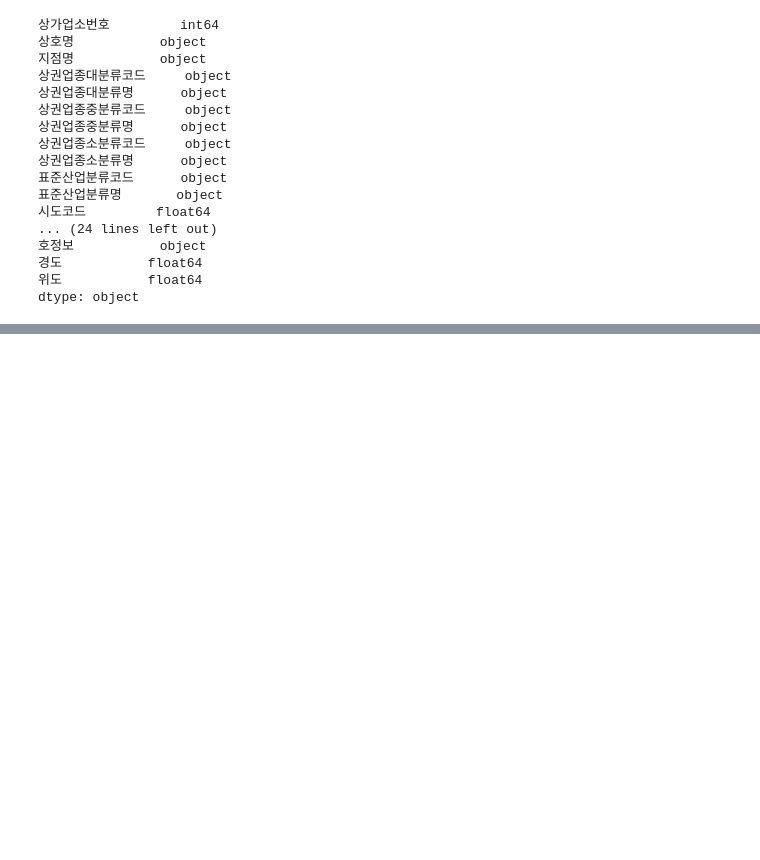
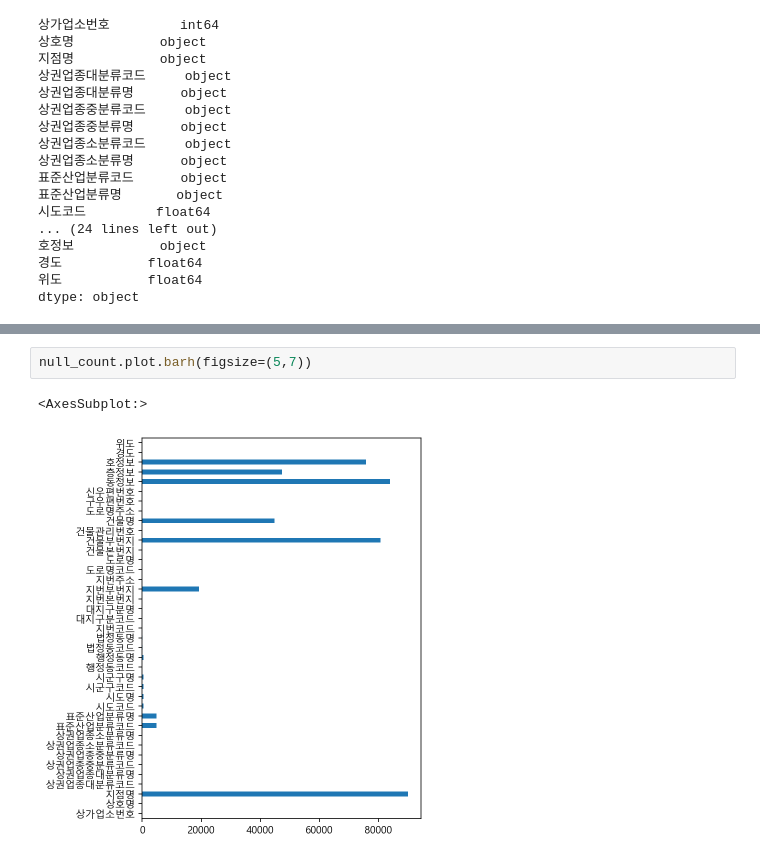
Before and after one commit to tree698/Data-Science-with-Python, a Jupyter notebook: 1. Data Analysis-Commercial Area Information in Seoul/Data Analysis.ipynb, the cells around one changed output, grey strips where cells are left out. Saved outputs shown, nothing was run; the diff lists cells and outputs as text; blank space fills up the shorter version.

```diff
--- a/1. Data Analysis-Commercial Area Information in Seoul/Data Analysis.ipynb
+++ b/1. Data Analysis-Commercial Area Information in Seoul/Data Analysis.ipynb
@@ -116,0 +186,5 @@ dtype: object
+# %%
+null_count.plot.barh(figsize=(5,7))
+# %% [output]
+<AxesSubplot:>
+[figure, added]
```
Also changed, not shown: parts of 20 cells of this notebook.
